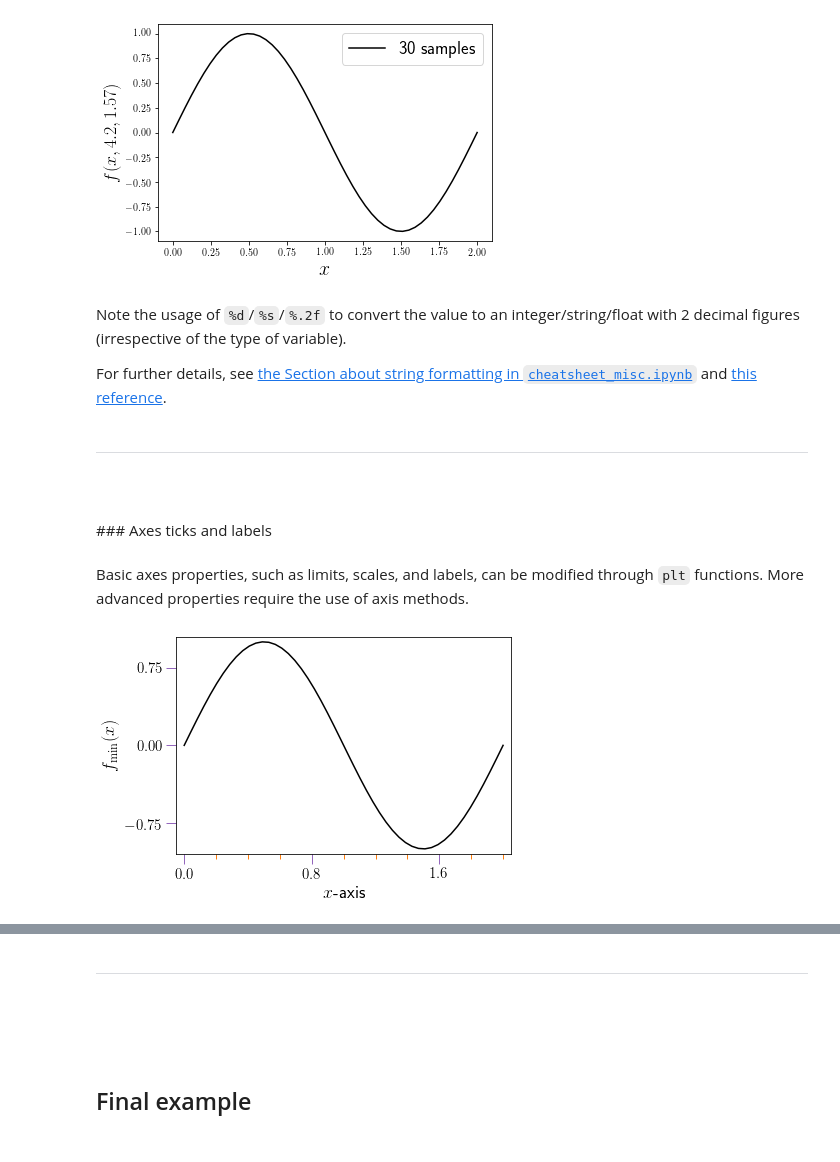
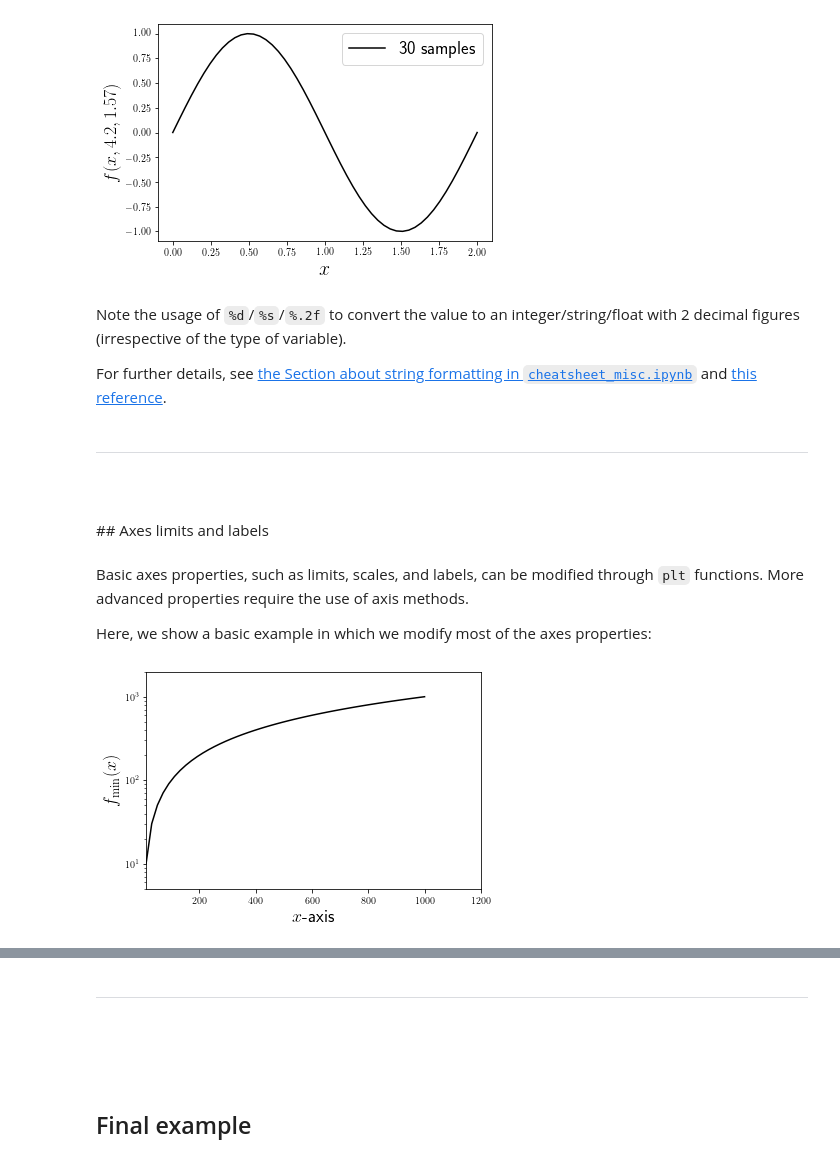
Before and after one commit to AlvaroGI/plt-cheatsheet, a Jupyter notebook: cheatsheet_plt.ipynb, the cells around one changed output, grey strips where cells are left out. Saved outputs shown, nothing was run; the diff lists cells and outputs as text; code cells hidden in the pictures.

Commit message:
minor improvements; axes section redesigned; readme update

```diff
--- a/cheatsheet_plt.ipynb
+++ b/cheatsheet_plt.ipynb
@@ -387,62 +417,45 @@ plt.show()
 # %% [markdown]
 Note the usage of `%d`/`%s`/`%.2f` to convert the value to an integer/string/float with 2 decimal figures (irrespective of the type of variable).
 
-For further details, see [the Section about string formatting in `cheatsheet_misc.ipynb`](https://nbviewer.jupyter.org/github/AlvaroGI/python_cheatsheet/blob/main/cheatsheet_misc.ipynb#Print-variable-value-(string-formatting) "See cheatsheet_misc.ipynb") and [this reference](https://python-reference.readthedocs.io/en/latest/docs/str/formatting.html).
+For further details, see [the Section about string formatting in `cheatsheet_misc.ipynb`](https://nbviewer.jupyter.org/github/AlvaroGI/python_cheatsheet/blob/main/cheatsheet_misc.ipynb#Print-variable-value-with-string-formatting "See cheatsheet_misc.ipynb") and [this reference](https://python-reference.readthedocs.io/en/latest/docs/str/formatting.html).
 # %% [markdown]
 ---
 
 <br />
 &nbsp;
 
-### Axes ticks and labels
+## Axes limits and labels
 # %% [markdown]
 Basic axes properties, such as limits, scales, and labels, can be modified through `plt` functions. More advanced properties require the use of axis methods.
+
+Here, we show a basic example in which we modify most of the axes properties:
 # %%
 # Data
-x = np.linspace(0,2,50)
-y = np.sin(x*np.pi)
+x = np.linspace(10,1000,50)
+y = x
 
 # Create figure
 fig, ax = plt.subplots()
 
 # Plot
 plt.plot(x, y, color='black')
 
 # Axes limits (can be modified using plt. or ax.)
-plt.xlim([-0.05,2.05])
-ax.set_ylim([-1.05,1.05])
+plt.xlim([10,1200])
+ax.set_ylim([5,2000])
 
 # Axes scales (can be modified using plt. or ax.)
 plt.xscale('linear') # or 'log'
-ax.set_yscale('linear') # or 'log'
+ax.set_yscale('log') # or 'linear'
 
 # Axes labels (can be modified using plt. or ax.)
 plt.xlabel(r'$x$-axis', fontsize=18)
 ax.set_ylabel(r'$f_{\min}(x)$', fontsize=18)
 
 # Axes labels position
 ax.xaxis.set_label_position('bottom') # 'top' or 'bottom'
 ax.yaxis.set_label_position('left') # 'left' or 'right'
 
-# Tick labels
-ax.set_xticks([0,0.8,1.6])
-ax.set_yticks([-0.75,0,0.75])
-ax.ticklabel_format(axis='x',style='plain') # or 'sci'
-ax.ticklabel_format(axis='y',style='plain') # or 'sci'
-ax.tick_params(labelsize=15)
-
-# Tick frequency
-minor_intervals = 4 # Number of minor intervals between two major ticks
-ax.xaxis.set_minor_locator(ticker.AutoMinorLocator(minor_intervals))
-
-# Tick style
-ax.tick_params(which='major', # 'major', 'minor', or 'both'
-               width=1, length=10, # size of the ticks
-               color='tab:purple') # color of the ticks
-ax.tick_params(which='minor', # 'major', 'minor', or 'both'
-               width=1, length=5, # size of the ticks
-               color='tab:orange') # color of the ticks
-
 plt.show()
 # %% [output]
-[figure, old version]
+[figure, new version]
```
Also changed, not shown: parts of 43 cells of this notebook, 2 other files.
